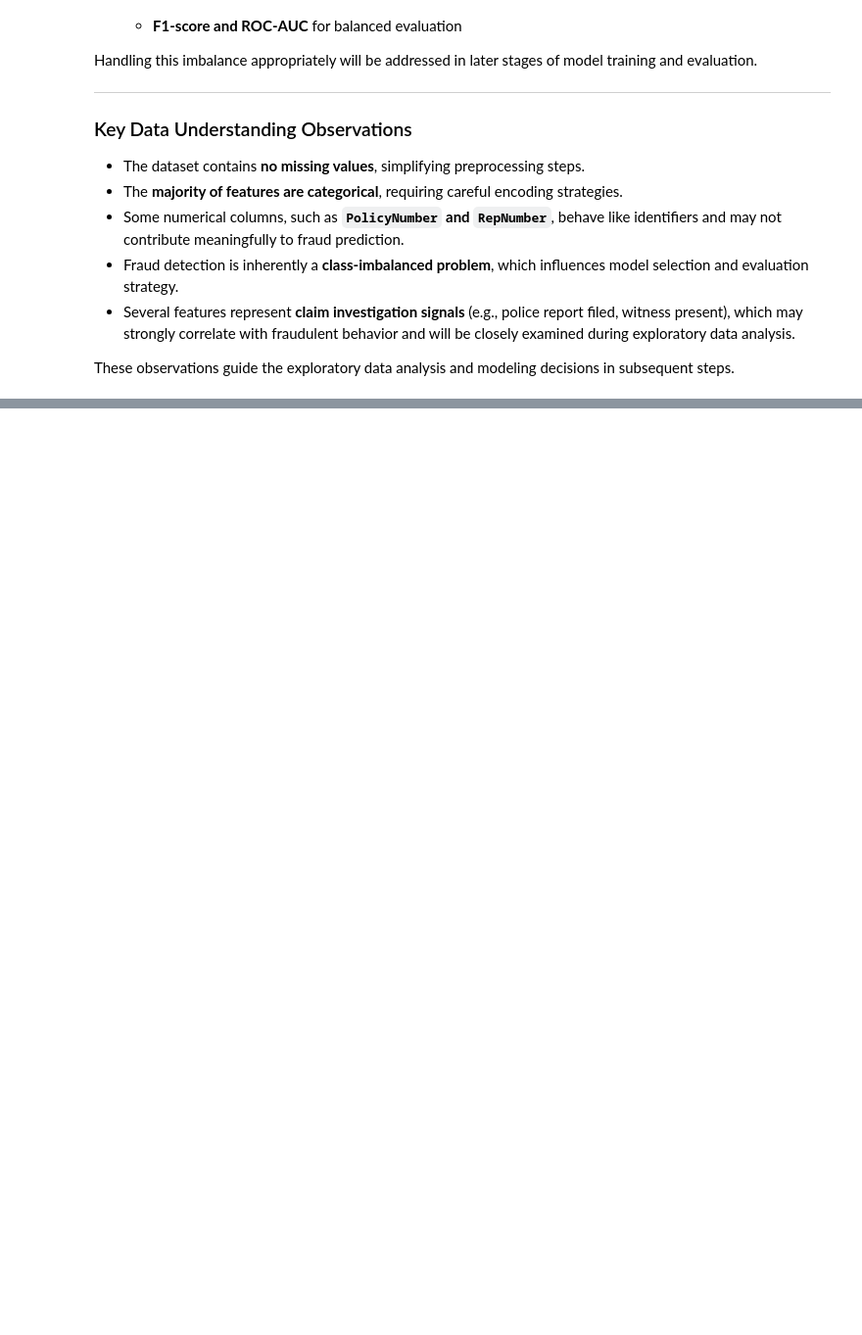
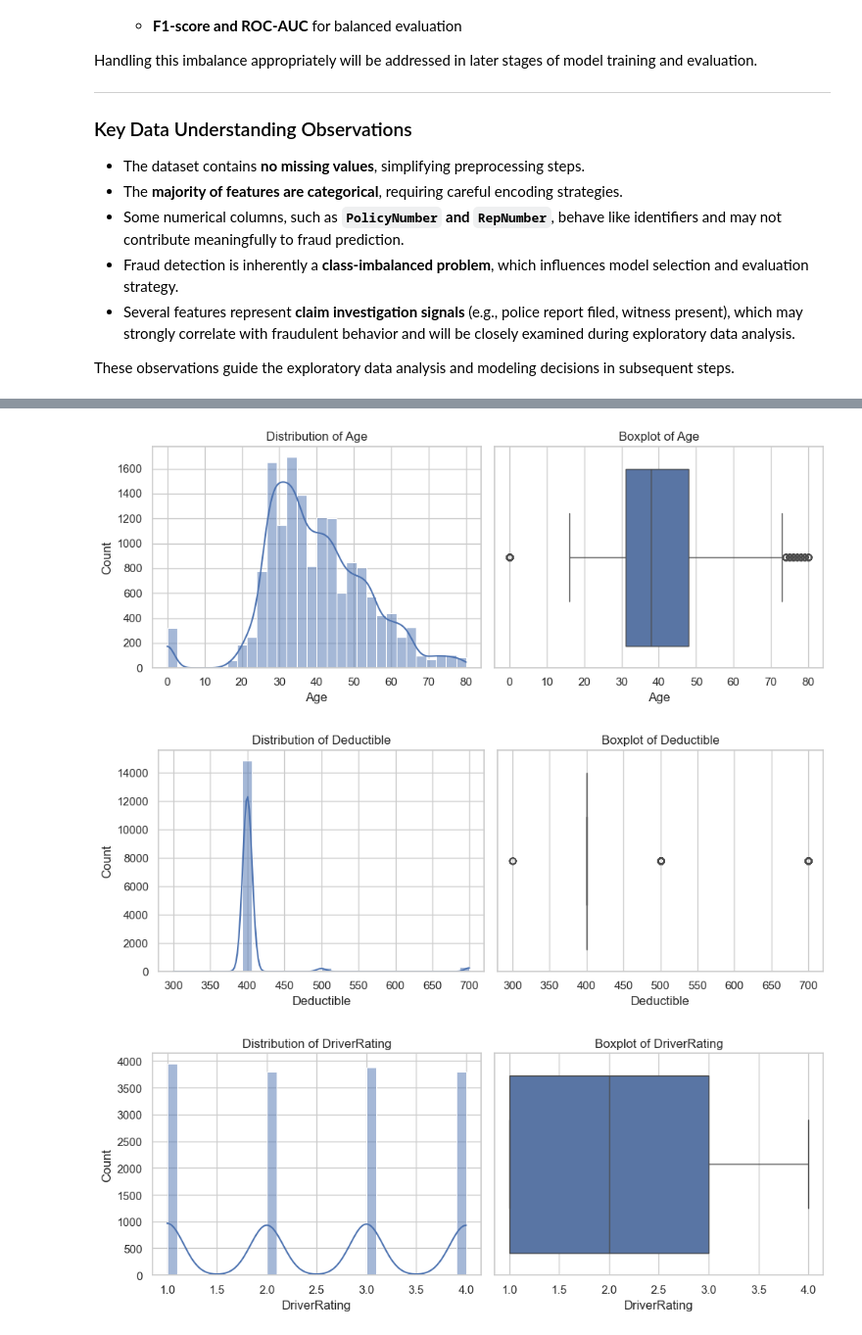
Before and after one commit to AmalSatheesan/Vehicle_Insurance_Claim_Fraud_Detection, a Jupyter notebook: notebooks/01_data_exploration.ipynb, the cells around one changed output, grey strips where cells are left out. Shown at 98% size. Cells and saved outputs as stored; diff of their text form; code cells hidden in the pictures; blank space fills up the shorter version.

```diff
--- a/notebooks/01_data_exploration.ipynb
+++ b/notebooks/01_data_exploration.ipynb
@@ -153,0 +200,26 @@ These observations guide the exploratory data analysis and modeling decisions in
+# %%
+numerical_features = [
+    'Age',
+    'Deductible',
+    'DriverRating',
+    'WeekOfMonth',
+    'WeekOfMonthClaimed'
+]
+
+for col in numerical_features:
+    plt.figure(figsize=(10,4))
+
+    plt.subplot(1,2,1)
+    sns.histplot(df[col], kde=True, bins=30)
+    plt.title(f"Distribution of {col}")
+
+    plt.subplot(1,2,2)
+    sns.boxplot(x=df[col])
+    plt.title(f"Boxplot of {col}")
+
+    plt.tight_layout()
+    plt.show()
+# %% [output]
+[figure, added]
+[figure, added]
+[figure, added]
```
Also changed, not shown: parts of 11 cells of this notebook.
